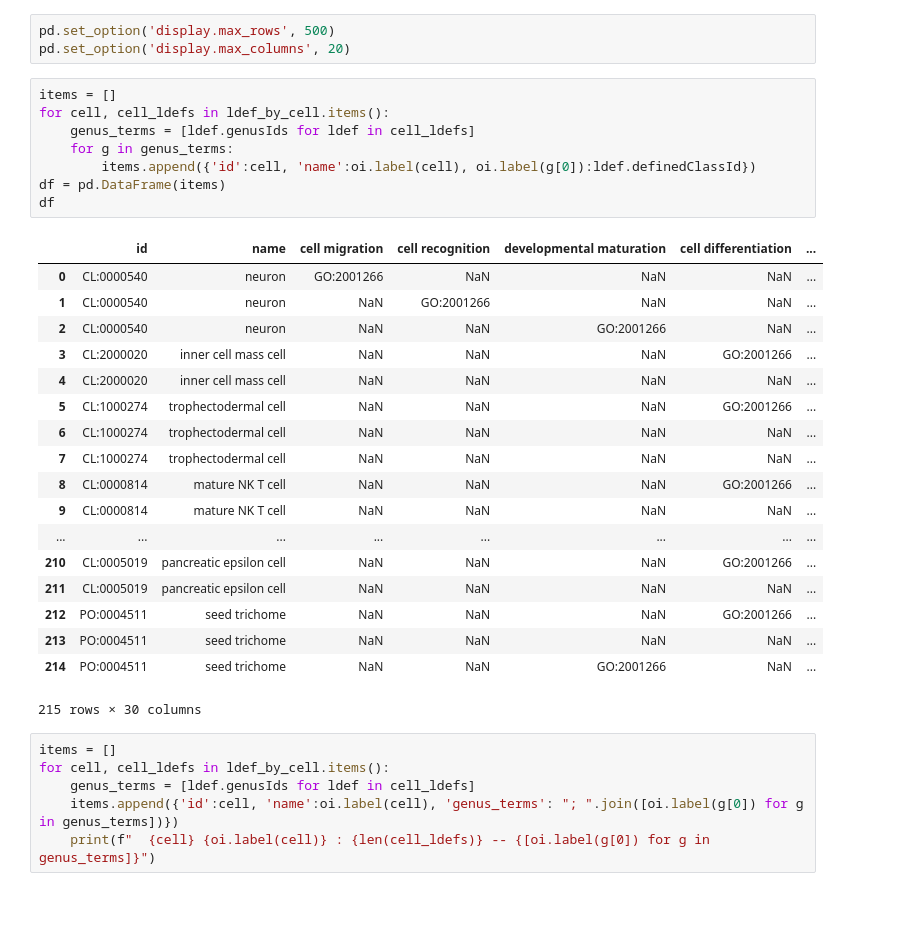
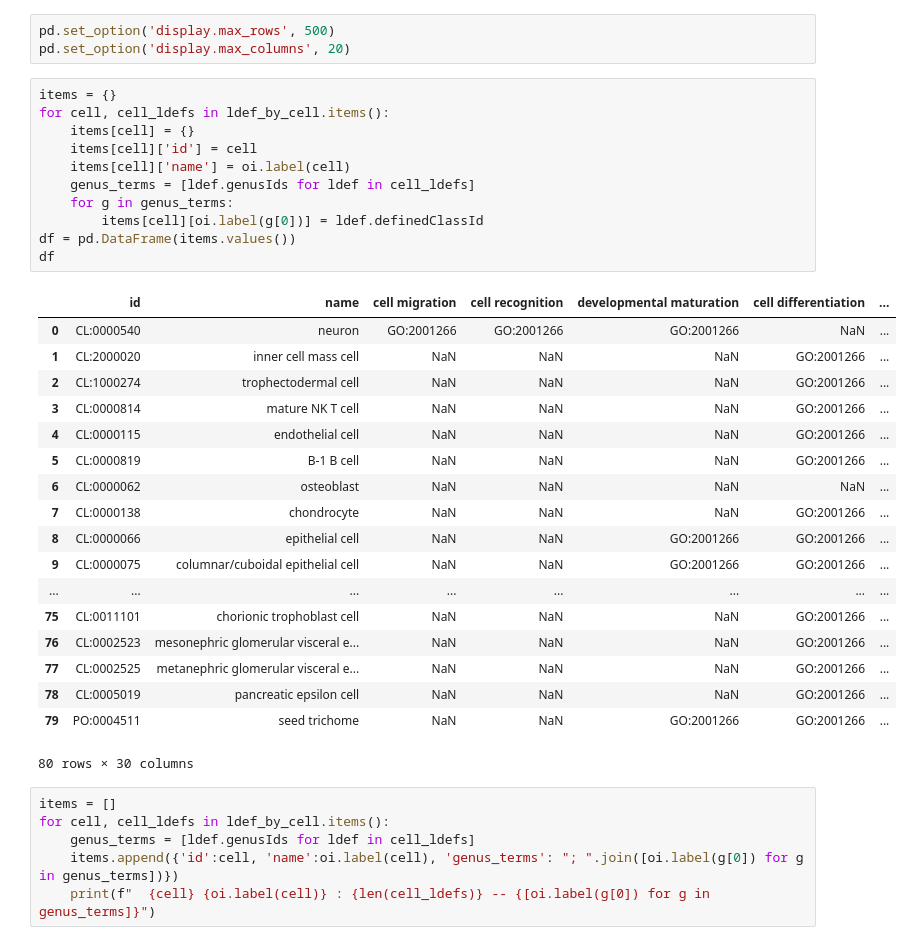
Before and after one commit to geneontology/go-library, a Jupyter notebook: notebooks/CellDifferentiation-Comparison.ipynb, the cells around one changed output. Drawn from its saved outputs; the diff is of its cells as text; blank space fills up the shorter version.

```diff
--- a/notebooks/CellDifferentiation-Comparison.ipynb
+++ b/notebooks/CellDifferentiation-Comparison.ipynb
@@ -170,32 +164,35 @@ import pandas as pd
 pd.set_option('display.max_rows', 500)
 pd.set_option('display.max_columns', 20)
 # %%
-items = []
+items = {}
 for cell, cell_ldefs in ldef_by_cell.items():
+    items[cell] = {}
+    items[cell]['id'] = cell
+    items[cell]['name'] = oi.label(cell)
     genus_terms = [ldef.genusIds for ldef in cell_ldefs]
     for g in genus_terms:
-        items.append({'id':cell, 'name':oi.label(cell), oi.label(g[0]):ldef.definedClassId})
-df = pd.DataFrame(items)
+        items[cell][oi.label(g[0])] = ldef.definedClassId
+df = pd.DataFrame(items.values())
 df
 # %% [output]
 |  | id | name | cell migration | cell recognition | developmental maturation | cell differentiation | ... |
-| 0 | CL:0000540 | neuron | GO:2001266 | NaN | NaN | NaN | ... |
-| 1 | CL:0000540 | neuron | NaN | GO:2001266 | NaN | NaN | ... |
-| 2 | CL:0000540 | neuron | NaN | NaN | GO:2001266 | NaN | ... |
-| 3 | CL:2000020 | inner cell mass cell | NaN | NaN | NaN | GO:2001266 | ... |
-| 4 | CL:2000020 | inner cell mass cell | NaN | NaN | NaN | NaN | ... |
-| 5 | CL:1000274 | trophectodermal cell | NaN | NaN | NaN | GO:2001266 | ... |
-| 6 | CL:1000274 | trophectodermal cell | NaN | NaN | NaN | NaN | ... |
-| 7 | CL:1000274 | trophectodermal cell | NaN | NaN | NaN | NaN | ... |
-| 8 | CL:0000814 | mature NK T cell | NaN | NaN | NaN | GO:2001266 | ... |
-| 9 | CL:0000814 | mature NK T cell | NaN | NaN | NaN | NaN | ... |
+| 0 | CL:0000540 | neuron | GO:2001266 | GO:2001266 | GO:2001266 | NaN | ... |
+| 1 | CL:2000020 | inner cell mass cell | NaN | NaN | NaN | GO:2001266 | ... |
+| 2 | CL:1000274 | trophectodermal cell | NaN | NaN | NaN | GO:2001266 | ... |
+| 3 | CL:0000814 | mature NK T cell | NaN | NaN | NaN | GO:2001266 | ... |
+| 4 | CL:0000115 | endothelial cell | NaN | NaN | NaN | GO:2001266 | ... |
+| 5 | CL:0000819 | B-1 B cell | NaN | NaN | NaN | GO:2001266 | ... |
+| 6 | CL:0000062 | osteoblast | NaN | NaN | NaN | NaN | ... |
+| 7 | CL:0000138 | chondrocyte | NaN | NaN | NaN | GO:2001266 | ... |
+| 8 | CL:0000066 | epithelial cell | NaN | NaN | GO:2001266 | GO:2001266 | ... |
+| 9 | CL:0000075 | columnar/cuboidal epithelial cell | NaN | NaN | GO:2001266 | GO:2001266 | ... |
 | ... | ... | ... | ... | ... | ... | ... | ... |
-| 210 | CL:0005019 | pancreatic epsilon cell | NaN | NaN | NaN | GO:2001266 | ... |
-| 211 | CL:0005019 | pancreatic epsilon cell | NaN | NaN | NaN | NaN | ... |
-| 212 | PO:0004511 | seed trichome | NaN | NaN | NaN | GO:2001266 | ... |
-| 213 | PO:0004511 | seed trichome | NaN | NaN | NaN | NaN | ... |
-| 214 | PO:0004511 | seed trichome | NaN | NaN | GO:2001266 | NaN | ... |
+| 75 | CL:0011101 | chorionic trophoblast cell | NaN | NaN | NaN | GO:2001266 | ... |
+| 76 | CL:0002523 | mesonephric glomerular visceral e... | NaN | NaN | NaN | GO:2001266 | ... |
+| 77 | CL:0002525 | metanephric glomerular visceral e... | NaN | NaN | NaN | GO:2001266 | ... |
+| 78 | CL:0005019 | pancreatic epsilon cell | NaN | NaN | NaN | GO:2001266 | ... |
+| 79 | PO:0004511 | seed trichome | NaN | NaN | GO:2001266 | GO:2001266 | ... |
-215 rows × 30 columns
+80 rows × 30 columns
 # %%
 items = []
 for cell, cell_ldefs in ldef_by_cell.items():
```
Also changed, not shown: parts of 4 cells of this notebook.
